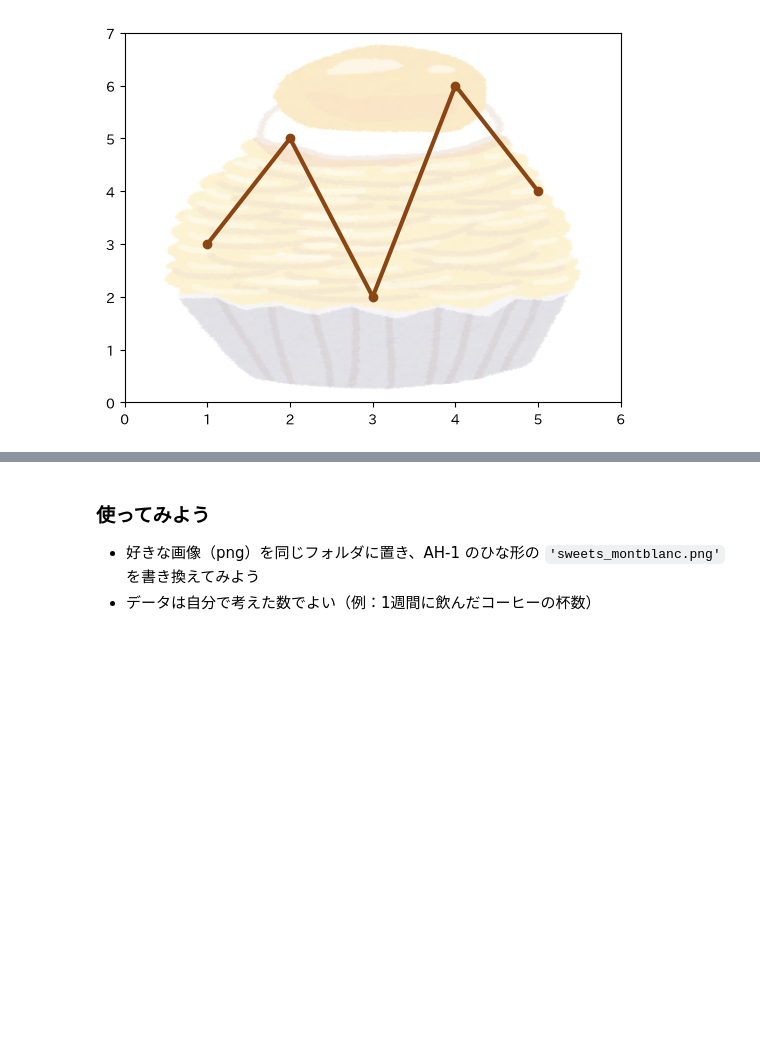
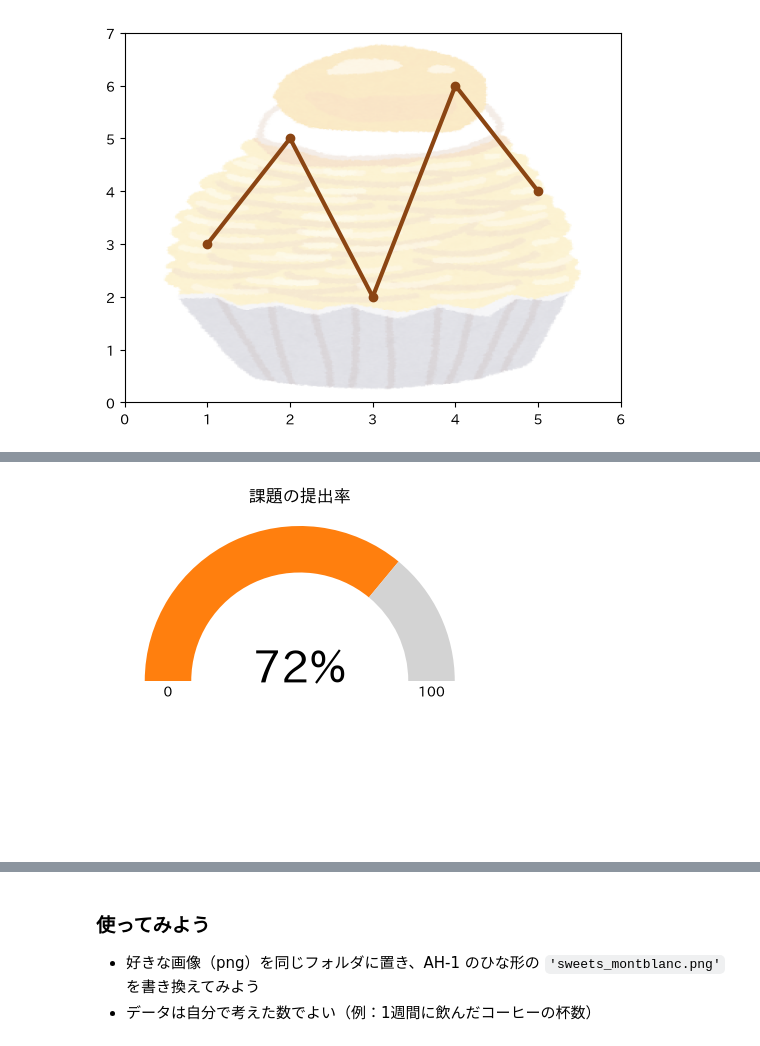
Before and after one commit to CreativeStudies-NGT/lectures, a Jupyter notebook: dsa/DSA2026_第10講_遊び心_グラフを並べる.ipynb, the cells around one changed output, grey strips where cells are left out. Cells and saved outputs as stored; diff of their text form; code cells hidden in the pictures; blank space fills up the shorter version.

```diff
--- a/dsa/DSA2026_第10講_遊び心_グラフを並べる.ipynb
+++ b/dsa/DSA2026_第10講_遊び心_グラフを並べる.ipynb
@@ -156,0 +183,12 @@ plt.show()
+# %%
+plt.figure(figsize=(5, 3))
+plt.pie([72, 28, 100], colors=['tab:orange', 'lightgray', 'white'], startangle=180, counterclock=False,  # [1] 9時から時計回り
+        wedgeprops={'width': 0.3})
+plt.ylim(-0.2, 1.1)  # [2] 下半分（白い部分）を切り落とす
+plt.text(0, 0.1, '72%', ha='center', va='center', fontsize=32)
+plt.text(-0.85, -0.1, '0', ha='center')  # [3] 両端に目盛り
+plt.text(0.85, -0.1, '100', ha='center')
+plt.title('課題の提出率')
+plt.show()
+# %% [output]
+[figure, added]
```
Also changed, not shown: parts of 10 cells of this notebook.
